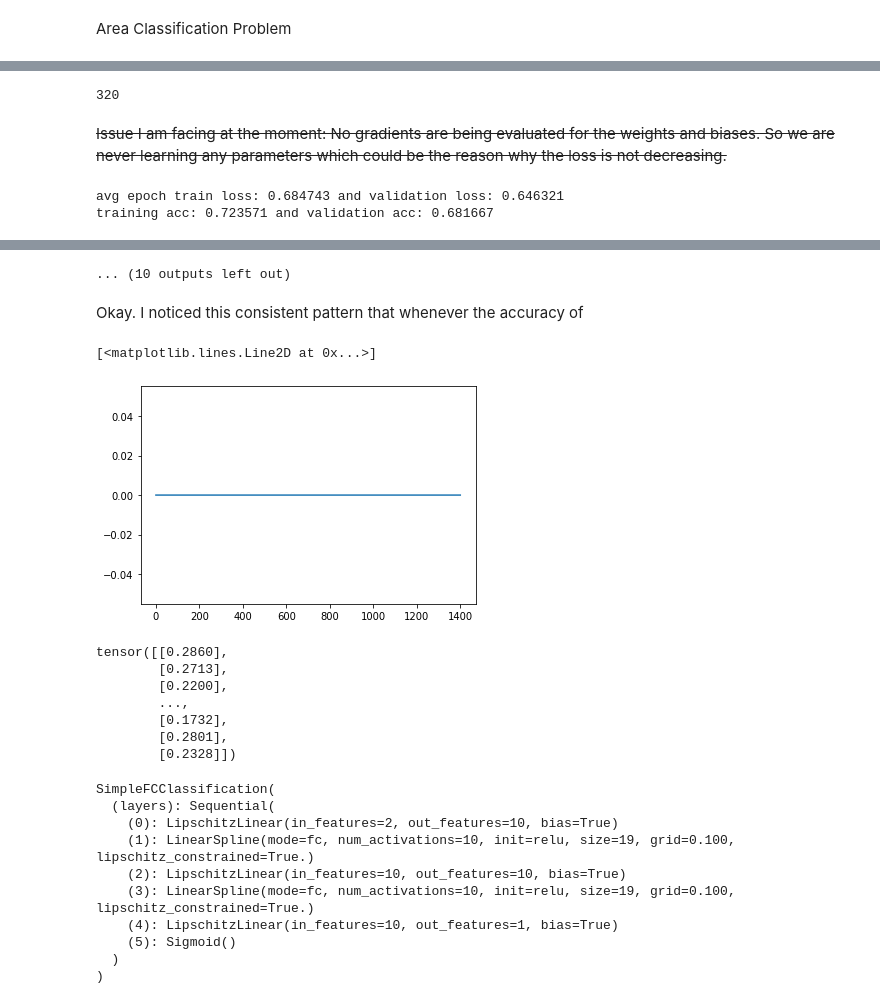
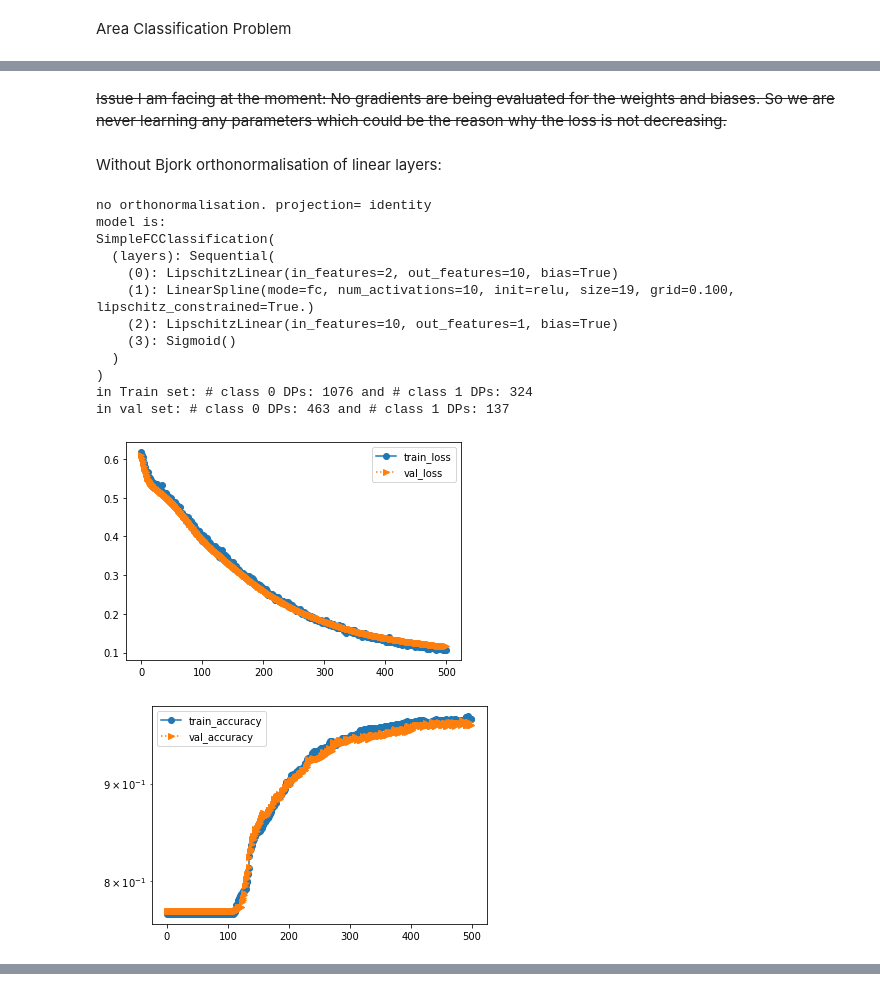
Before and after one commit to neelkanthrawat/Lipschitz_DSNN, a Jupyter notebook: trial_notebooks/test_examples.ipynb, the cells around one changed output, grey strips where cells are left out. Drawn from its saved outputs; the diff is of its cells as text; code cells hidden in the pictures.

Commit message:
run a simple test for without and with orthonormalisation

```diff
--- a/trial_notebooks/test_examples.ipynb
+++ b/trial_notebooks/test_examples.ipynb
@@ -178,10 +188,6 @@ def slope_normalization(cs, T):
     new_cs = T * torch.div(cs.T, lipschitz).T
 
     return new_cs
-# %%
-64*5
-# %% [output]
-320
 # %%
 # writing a general trainer function for our classification problem
 import torch
@@ -211,6 +217,10 @@ class Trainer_classification:
                                                                     test_size=config["training_options"]["validation_split"],
                                                                     random_state=seed)
 
+        # Print number of DPs of class 0 and 1 in train and val set
+        ### let's count number of datapoints for class 0 and 1
+        print(f"in Train set: # class 0 DPs: {np.count_nonzero(self.y_train==0)} and # class 1 DPs: {np.count_nonzero(self.y_train==1)}")
+        print(f"in val set: # class 0 DPs: {np.count_nonzero(self.y_val==0)} and # class 1 DPs: {np.count_nonzero(self.y_val==1)}")
         # Prepare dataloaders
         self.train_dataloader = DataLoader(CustomDataset(self.x_train, self.y_train),
                                         batch_size=config["training_options"]["batch_size"],
@@ -256,9 +266,11 @@ class Trainer_classification:
         for epoch in range(self.config["training_options"]["epochs"]):
             self.train_epoch(epoch)
             self.validate_epoch(epoch)
-            if epoch % self.print_after ==0 :
+            if (epoch+1) % self.print_after ==0 :
+                print("_"*30)
                 print(f"avg epoch train loss: {self.avg_train_loss_epoch[epoch]:.6f} and validation loss: {self.avg_val_loss_epoch[epoch]:.6f}")
                 print(f"training acc: {self.train_acc_epoch[epoch]:.6f} and validation acc: {self.val_acc_epoch[epoch]:.6f}")
+                print("_"*30)
         # Need to add Additional post-training actions here
         ### (right now I dont wanna save my checkpoints)
 
@@ -355,8 +424,8 @@ class Trainer_classification:
 # %%
 ### model parameters
 network_param = {'bias': True,
-    'layer_sizes': [2, 20, 1], ### we will consider 2-D Example later on
-    'projection': 'orthonormalize',
+    'layer_sizes': [2, 10, 1], ### we will consider 2-D Example later on
+    'projection': 'no_projection' , ### Let's change it from 'orthonormalize' to 'no_projection'
     'weight_initialization': 'He_uniform'}
 
 additional_network_params= {'activation_type': 'linearspline', ### this is of interest
@@ -371,10 +440,10 @@ additional_network_params= {'activation_type': 'linearspline', ### this is of in
 
 for_optimizer = {'lr_spline_coeffs': 5e-05, # idk what exactly is this. Need to look into it well
     'lr_spline_scaling_coeffs': 0.0005,
-    'lr_weights': 0.01}# 0.002
+    'lr_weights': 0.002}# original 0.002, i changed it to 0.01
 
 training_options = {'batch_size': 64*5,
-    'epochs': 20,
+    'epochs': 500,
     'nbr_models': 1,
     'num_workers': 1,
     'validation_split':0.3}
@@ -387,6 +456,8 @@ config_train_classification = { 'activation_fn_params':additional_network_params
 }
 # %% [markdown]
 ~~Issue I am facing at the moment: No gradients are being evaluated for the weights and biases. So we are never learning any parameters which could be the reason why the loss is not decreasing.~~
+# %% [markdown]
+Without Bjork orthonormalisation of linear layers:
 # %%
 ### let's club everything together
 import torch.nn as nn
@@ -399,35 +470,53 @@ criterion= nn.BCELoss()
 ds_simple_fc_model= SimpleFCClassification(network_parameters=network_param,
                              **additional_network_params)
 ds_simple_fc_model =ds_simple_fc_model.to('cpu')
+print("model is:"); print(ds_simple_fc_model)
 
 ### instantiate the Trainer
 trainer_classification = Trainer_classification(model=ds_simple_fc_model,
                                                 xdata=x_mat,
                                                 ydata= y_mat,
                                                 criterion=criterion,
                                                 config= config_train_classification, ## Need to add this
                                                 seed=12,
                                                 device='cpu',
-                                                print_after_epoch=1
+                                                print_after_epoch=1000 # i dont want to print anything coz I am plotting it
                                                 )
 
 ### Let's train the model
 trainer_classification.train() ###
 
 train_loss= trainer_classification.avg_train_loss_epoch
 val_loss = trainer_classification.avg_val_loss_epoch
 plt.plot(train_loss,"o-",label="train_loss")
 plt.plot(val_loss, ">:",label="val_loss")
 plt.legend()
 plt.show()
 
 
 ### Let;s also plot the train and val accuracy
 train_acc, val_acc = trainer_classification.train_acc_epoch, trainer_classification.val_acc_epoch
 plt.plot(train_acc,"o-",label="train_accuracy")
 plt.plot(val_acc, ">:",label="val_accuracy")
+plt.yscale("log")
 plt.legend()
 plt.show()
+
+### printing the final training and validation accuracy
+print(f"Final training accuracy is: {train_acc[-1]:0.3f}")
+print(f"Final validation accuracy is: {val_acc[-1]:0.3f}")
 # %% [output]
-avg epoch train loss: 0.684743 and validation loss: 0.646321
-training acc: 0.723571 and validation acc: 0.681667
+no orthonormalisation. projection= identity
+model is:
+SimpleFCClassification(
+  (layers): Sequential(
+    (0): LipschitzLinear(in_features=2, out_features=10, bias=True)
+    (1): LinearSpline(mode=fc, num_activations=10, init=relu, size=19, grid=0.100, lipschitz_constrained=True.)
+    (2): LipschitzLinear(in_features=10, out_features=1, bias=True)
+    (3): Sigmoid()
+  )
+)
+in Train set: # class 0 DPs: 1076 and # class 1 DPs: 324
+in val set: # class 0 DPs: 463 and # class 1 DPs: 137
+[figure, added]
+[figure, added]
@@ -456,3 +524,0 @@ training acc: 0.769286 and validation acc: 0.715000
-... (10 outputs left out)
-# %% [markdown]
-Okay. I noticed this consistent pattern that whenever the accuracy of
@@ -470,28 +524,0 @@ with torch.no_grad():
-# %%
-plt.plot(preds.round()) # it seems like everything is being predicted to 0
-# %% [output]
-[<matplotlib.lines.Line2D at 0x...>]
-[figure, removed]
-# %%
-preds
-# %% [output]
-tensor([[0.2860],
-        [0.2713],
-        [0.2200],
-        ...,
-        [0.1732],
-        [0.2801],
-        [0.2328]])
-# %%
-ds_simple_fc_model
-# %% [output]
-SimpleFCClassification(
-  (layers): Sequential(
-    (0): LipschitzLinear(in_features=2, out_features=10, bias=True)
-    (1): LinearSpline(mode=fc, num_activations=10, init=relu, size=19, grid=0.100, lipschitz_constrained=True.)
-    (2): LipschitzLinear(in_features=10, out_features=10, bias=True)
-    (3): LinearSpline(mode=fc, num_activations=10, init=relu, size=19, grid=0.100, lipschitz_constrained=True.)
-    (4): LipschitzLinear(in_features=10, out_features=1, bias=True)
-    (5): Sigmoid()
-  )
-)
```
Also changed, not shown: parts of 22 cells of this notebook.
